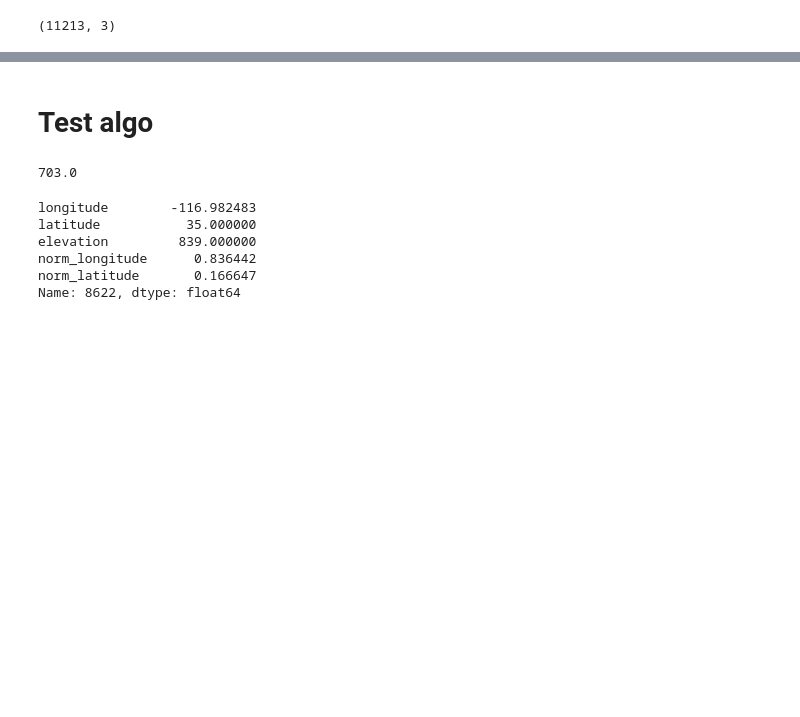
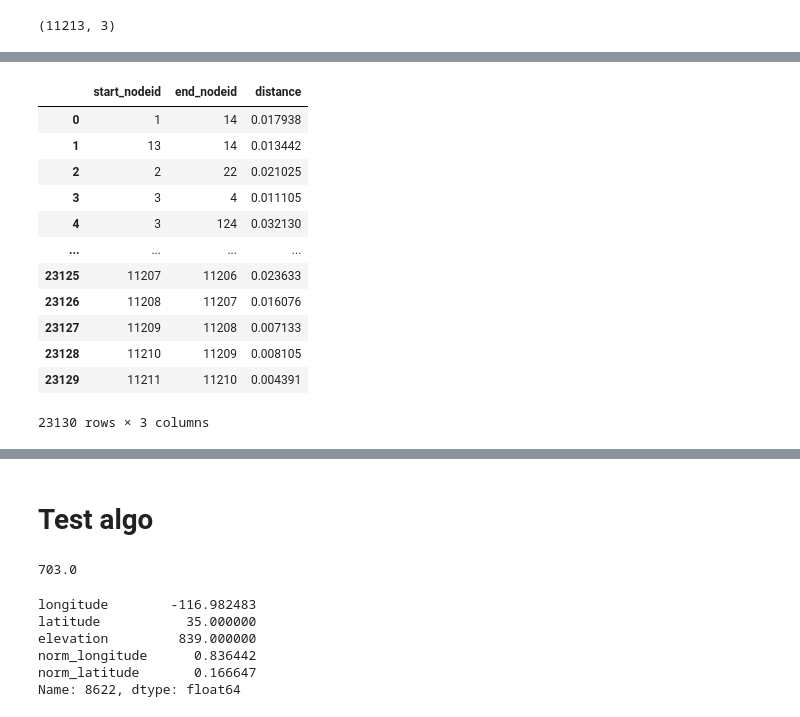
Before and after one commit to RaulAstudillo06/PSBAX, a Jupyter notebook: experiments/shortest-path/test_dijkstra.ipynb, the cells around one changed output, grey strips where cells are left out. Saved outputs shown, nothing was run; the diff lists cells and outputs as text; code cells hidden in the pictures; blank space fills up the shorter version.

Commit message:
add california dataset with work

```diff
--- a/experiments/shortest-path/test_dijkstra.ipynb
+++ b/experiments/shortest-path/test_dijkstra.ipynb
@@ -91,0 +95,15 @@ end_node = df_nodes.iloc[((df_nodes["longitude"] - end[0])**2 + (df_nodes["latit
+# %%
+df_edges = pd.read_csv(f"data/california_edges.csv", index_col="edgeid")
+df_nodes = pd.read_csv(f"data/california_nodes.csv", index_col="nodeid")
+# %%
+# clone df_edges
+# drop edge id
+# df_edges = df_edges.drop(columns=["edge_id"])
+df_edges_clone = df_edges.copy()
+
+
+# switch df_edges["start_nodeid"] and df_edges["end_nodeid"]
+df_edges_clone["start_nodeid"] = df_edges["end_nodeid"]
+df_edges_clone["end_nodeid"] = df_edges["start_nodeid"]
+# add the two dataframes together
+df_edges_undirected = pd.concat([df_edges, df_edges_clone], ignore_index=True)
@@ -91,0 +120,16 @@ end_node = df_nodes.iloc[((df_nodes["longitude"] - end[0])**2 + (df_nodes["latit
+# %%
+df_edges_undirected
+# %% [output]
+|  | start_nodeid | end_nodeid | distance |
+| 0 | 1 | 14 | 0.017938 |
+| 1 | 13 | 14 | 0.013442 |
+| 2 | 2 | 22 | 0.021025 |
+| 3 | 3 | 4 | 0.011105 |
+| 4 | 3 | 124 | 0.032130 |
+| ... | ... | ... | ... |
+| 23125 | 11207 | 11206 | 0.023633 |
+| 23126 | 11208 | 11207 | 0.016076 |
+| 23127 | 11209 | 11208 | 0.007133 |
+| 23128 | 11210 | 11209 | 0.008105 |
+| 23129 | 11211 | 11210 | 0.004391 |
+23130 rows × 3 columns
```
Also changed, not shown: parts of 28 cells of this notebook, 7 other files.
